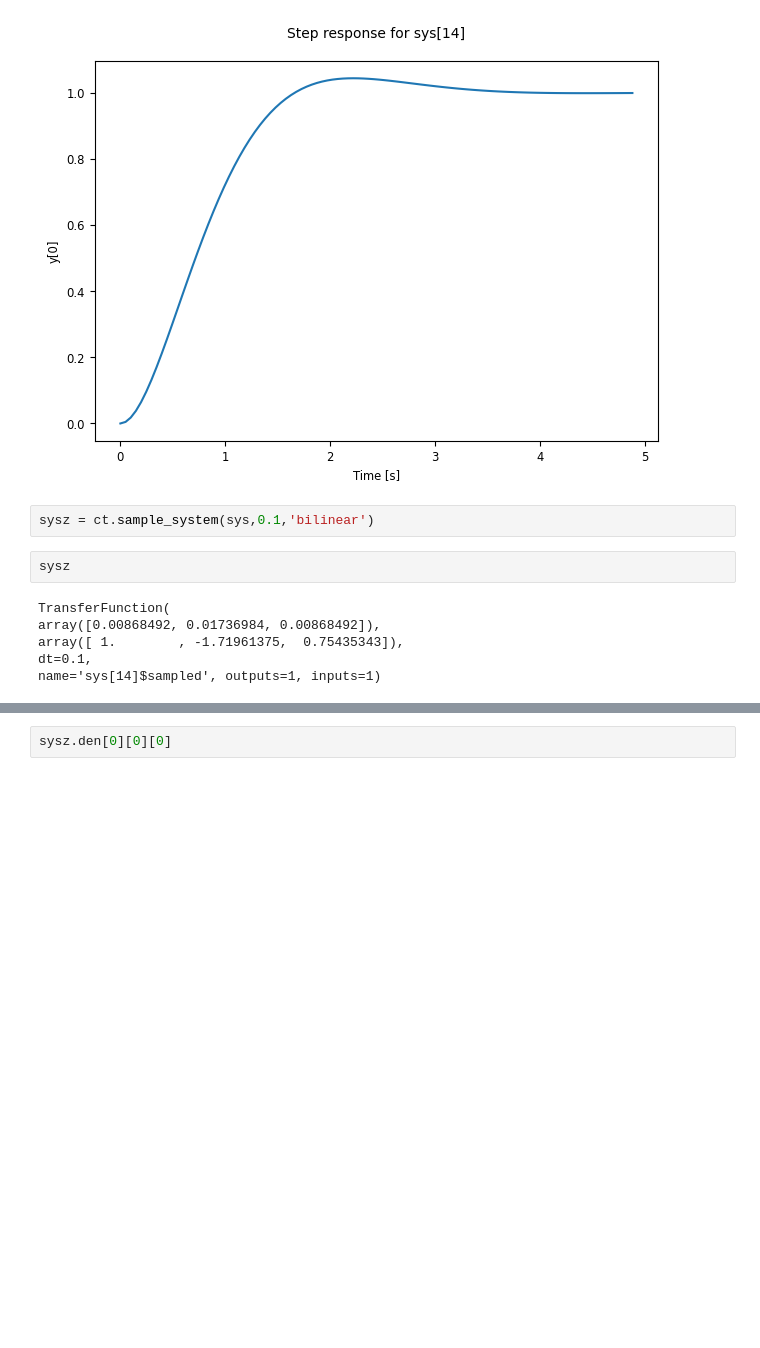
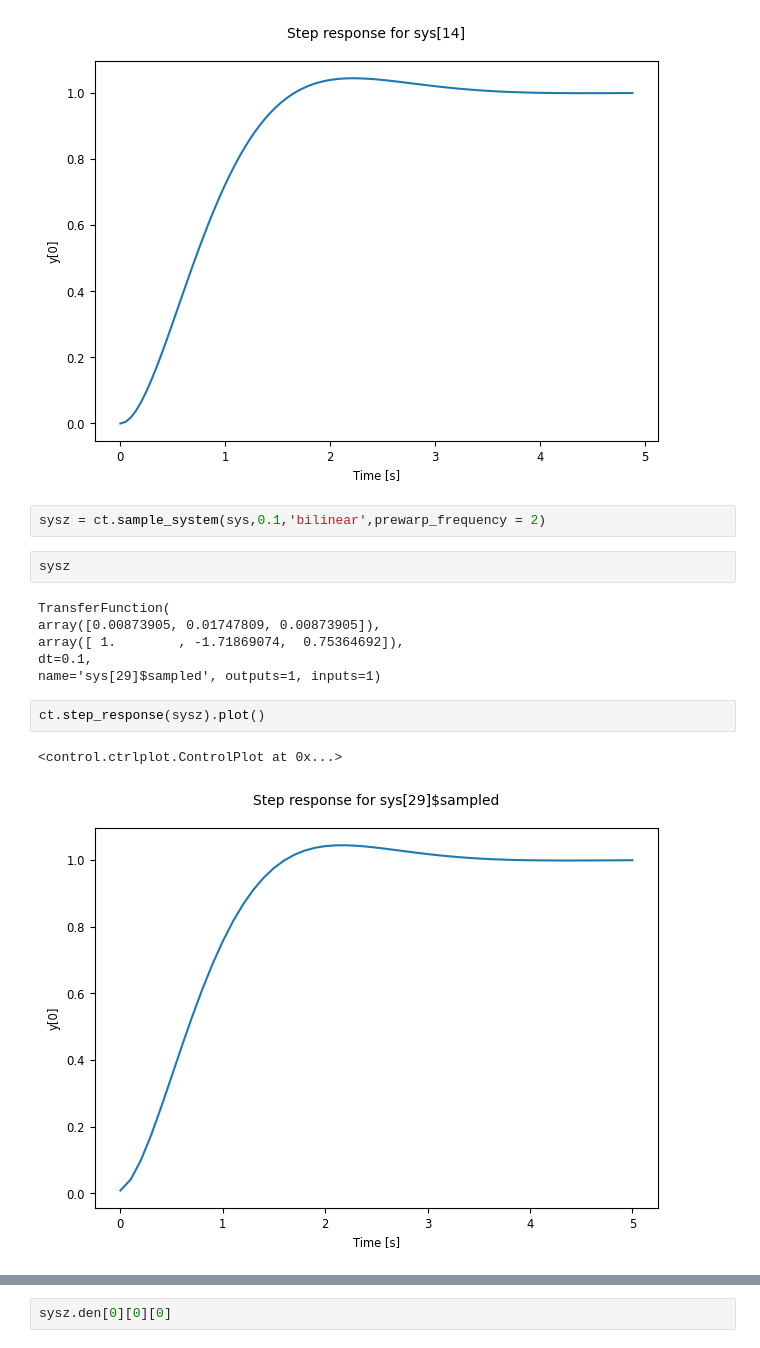
Before and after one commit to yJjDoAZuae/LiteAeroSim, a Jupyter notebook: python/FilterSS2_test_vector.ipynb, the cells around one changed output, grey strips where cells are left out. Saved outputs shown, nothing was run; the diff lists cells and outputs as text; blank space fills up the shorter version.

Commit message:
use prewarping on filter discretizations

```diff
--- a/python/FilterSS2_test_vector.ipynb
+++ b/python/FilterSS2_test_vector.ipynb
@@ -74,15 +74,20 @@ ct.step_response(sys).plot()
 <control.ctrlplot.ControlPlot at 0x...>
 [figure]
 # %%
-sysz = ct.sample_system(sys,0.1,'bilinear')
+sysz = ct.sample_system(sys,0.1,'bilinear',prewarp_frequency = 2)
 # %%
 sysz
 # %% [output]
 TransferFunction(
-array([0.00868492, 0.01736984, 0.00868492]),
-array([ 1.        , -1.71961375,  0.75435343]),
+array([0.00873905, 0.01747809, 0.00873905]),
+array([ 1.        , -1.71869074,  0.75364692]),
 dt=0.1,
-name='sys[14]$sampled', outputs=1, inputs=1)
+name='sys[29]$sampled', outputs=1, inputs=1)
+# %%
+ct.step_response(sysz).plot()
+# %% [output]
+<control.ctrlplot.ControlPlot at 0x...>
+[figure, added]
 # %%
 sysz.num[0][0][0]
 # %% [output]
```
Also changed, not shown: parts of 20 cells of this notebook, 12 other files.
